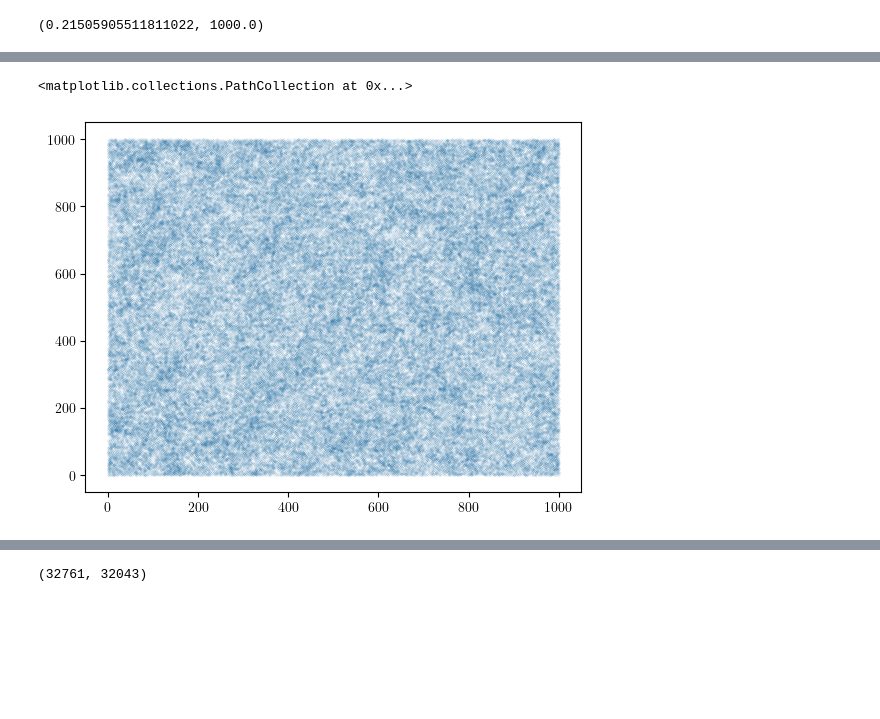
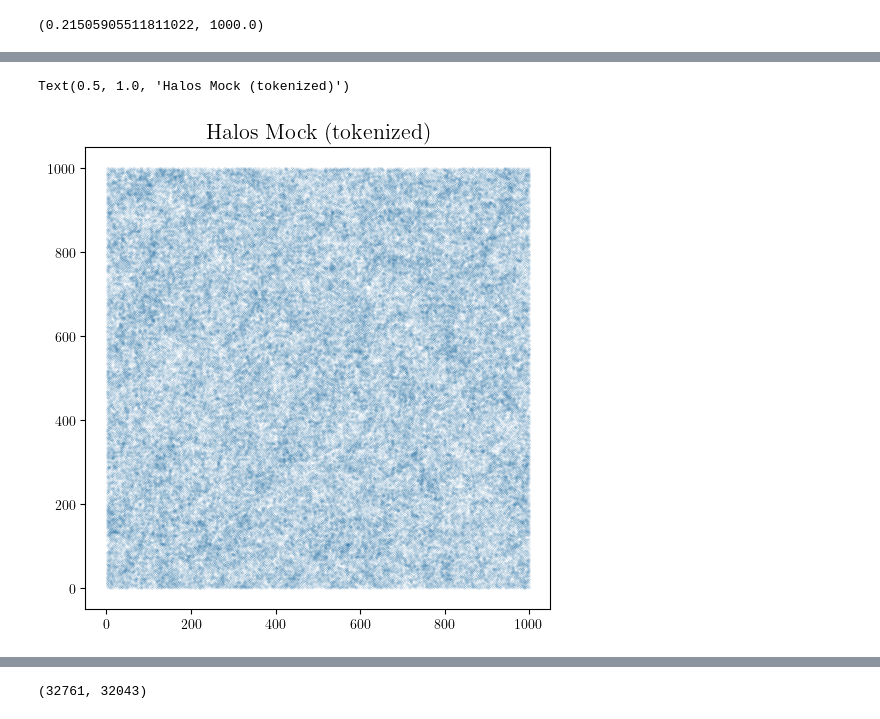
Before and after one commit to shivampcosmo/GOTHAM, a Jupyter notebook: src/decode_ddp_test.ipynb, the cells around one changed output, grey strips where cells are left out. Cells and saved outputs as stored; diff of their text form; code cells hidden in the pictures; blank space fills up the shorter version.

```diff
--- a/src/decode_ddp_test.ipynb
+++ b/src/decode_ddp_test.ipynb
@@ -293,7 +212,7 @@ from tqdm import tqdm
 max_new_tokens = 160
 end_token = 129
 nvox_samp = 32**3
-nbatches = 16
+nbatches = 32
 nvox_per_batch = nvox_samp // nbatches
 
 # idx_all = []
@@ -330,7 +249,8 @@ for jb in tqdm(range(nbatches)):
         ind_to_del = np.where(idx_next == end_token)[0]
         # for jv in range(len(ind_jb)):
             # if idx_next[jv, 0] == end_token:
-        ind_jb = np.delete(ind_jb, ind_to_del)
+        if len(ind_to_del) > 0:
+            ind_jb = np.delete(ind_jb, ind_to_del)
 
 
         # print(new_samples_jb[0,:])
@@ -428,6 +348,7 @@ for jv in range(nvox_samp):
         Nhalo = len(idxe) + len(idx0)
         Nhalo_all_truth.append(Nhalo)
         pos_halo = np.zeros((Nhalo, 3))
+        pos_halo_unshifted = np.zeros((Nhalo, 3))
         if Nhalo > 0:
             try:
                 Mhalo = np.zeros(Nhalo)
@@ -438,6 +359,7 @@ for jv in range(nvox_samp):
                             # if jx == 0:
                             shift_coord = shift_all_squeezed[jv, jx] * (2 * xmin)
                             pos_halo[jh, jx] = bins_digitize[idx[idx0 + jx + 1]] * 2 * xmin  + shift_coord
+                            pos_halo_unshifted[jh, jx] = pos_halo[jh, jx] - shift_coord
 
                     else:
                         if Nhalo > 2:
@@ -445,19 +367,21 @@ for jv in range(nvox_samp):
                             for jx in range(3):
                                 shift_coord = shift_all_squeezed[jv, jx] * (2 * xmin)
                                 pos_halo[jh, jx] = bins_digitize[idx[idxe[jh-1] + jx + 1]] * 2 * xmin  + shift_coord
+                                pos_halo_unshifted[jh, jx] = pos_halo[jh, jx] - shift_coord
 
                         else:
                             Mhalo[jh] = bins_digitize[idx[idxe]] * (lgMax - lgMin) + lgMin
                             for jx in range(3):
                                 shift_coord = shift_all_squeezed[jv, jx] * (2 * xmin)
                                 pos_halo[jh, jx] = bins_digitize[idx[idxe + jx + 1]] * 2 * xmin  + shift_coord
+                                pos_halo_unshifted[jh, jx] = pos_halo[jh, jx] - shift_coord
 
                 Mhalo_all_truth.append(Mhalo)
                 pos_all_truth.append(pos_halo)
 
                 if Nhalo > 5:
                     mesh_truth = np.zeros((grid_Pk, grid_Pk, grid_Pk), dtype=np.float32)
-                    MASL.MA(pos_halo.astype(np.float32), mesh_truth, 2*xmin, MAS)
+                    MASL.MA(pos_halo_unshifted.astype(np.float32), mesh_truth, 2*xmin, MAS)
                     mesh_truth /= np.mean(mesh_truth, dtype=np.float64);  mesh_truth -= 1.0
                     Pk_truth = PKL.Pk(mesh_truth, 2*xmin, axis=0, MAS=None, threads=threads, verbose=False)
                     Pk_all_truth.append(Pk_truth.Pk[:,0])
@@ -507,6 +431,7 @@ for jv in range(nvox_samp):
         Nhalo = len(idxe) + len(idx0)
         Nhalo_all.append(Nhalo)
         pos_halo = np.zeros((Nhalo, 3))
+        pos_halo_unshifted = np.zeros((Nhalo, 3))
         if Nhalo > 0:
             try:
                 Mhalo = np.zeros(Nhalo)
@@ -516,6 +441,7 @@ for jv in range(nvox_samp):
                         for jx in range(3):
                             shift_coord = shift_all_squeezed[jv, jx] * (2 * xmin)
                             pos_halo[jh, jx] = bins_digitize[idx[idx0 + jx + 1]] * 2 * xmin + shift_coord
+                            pos_halo_unshifted[jh, jx] = pos_halo[jh, jx] - shift_coord
 
                     else:
                         if Nhalo > 2:
@@ -523,12 +449,14 @@ for jv in range(nvox_samp):
                             for jx in range(3):
                                 shift_coord = shift_all_squeezed[jv, jx] * (2 * xmin)
                                 pos_halo[jh, jx] = bins_digitize[idx[idxe[jh-1] + jx + 1]] * 2 * xmin  + shift_coord
+                                pos_halo_unshifted[jh, jx] = pos_halo[jh, jx] - shift_coord
 
                         else:
                             Mhalo[jh] = bins_digitize[idx[idxe]] * (lgMax - lgMin) + lgMin
                             for jx in range(3):
                                 shift_coord = shift_all_squeezed[jv, jx] * (2 * xmin)
                                 pos_halo[jh, jx] = bins_digitize[idx[idxe + jx + 1]] * 2 * xmin  + shift_coord
+                                pos_halo_unshifted[jh, jx] = pos_halo[jh, jx] - shift_coord
 
 
                 Mhalo_all.append(Mhalo)
@@ -536,7 +464,7 @@ for jv in range(nvox_samp):
 
                 if Nhalo > 5:
                     mesh_truth = np.zeros((grid_Pk, grid_Pk, grid_Pk), dtype=np.float32)
-                    MASL.MA(pos_halo.astype(np.float32), mesh_truth, 2*xmin, MAS)
+                    MASL.MA(pos_halo_unshifted.astype(np.float32), mesh_truth, 2*xmin, MAS)
                     mesh_truth /= np.mean(mesh_truth, dtype=np.float64);  mesh_truth -= 1.0
                     Pk_truth = PKL.Pk(mesh_truth, 2*xmin, axis=0, MAS=None, threads=threads, verbose=False)
                     Pk_all.append(Pk_truth.Pk[:,0])
@@ -548,7 +476,7 @@ for jv in range(nvox_samp):
                 Mhalo_all.append(np.array([]))
                 pos_all.append(np.array([]))
                 Pk_all.append([])
-                print(e)
+                print(jv, e)
                 pass
 
         else:
@@ -601,0 +594,10 @@ Text(0, 0.5, '$\\Delta P(k)/P(k)$')
+# %%
+Nhalo_all_truth_concat = []
+for jv in range(len(Nhalo_all_truth)):
+    if type(Nhalo_all_truth[jv]) == int:
+        Nhalo_all_truth_concat.append(Nhalo_all_truth[jv])
+
+Nhalo_all_concat = []
+for jv in range(len(Nhalo_all)):
+    if type(Nhalo_all[jv]) == int:
+        Nhalo_all_concat.append(Nhalo_all[jv])
@@ -634,6 +658,7 @@ np.amin(pos_all_concat[:,2]), np.amax(pos_all_concat[:,2])
 # %%
-pl.figure()
-pl.scatter(pos_all_truth_concat[:,0], pos_all_truth_concat[:,1], s=0.001)
+pl.figure(figsize=(6,6))
+pl.scatter(pos_all_concat[:,0], pos_all_concat[:,1], s=0.001)
+pl.title('Halos Mock (tokenized)', size=16)
 # %% [output]
-<matplotlib.collections.PathCollection at 0x...>
+Text(0.5, 1.0, 'Halos Mock (tokenized)')
-[figure, old version]
+[figure, new version]
```
Also changed, not shown: parts of 28 cells of this notebook, 18 other files.
